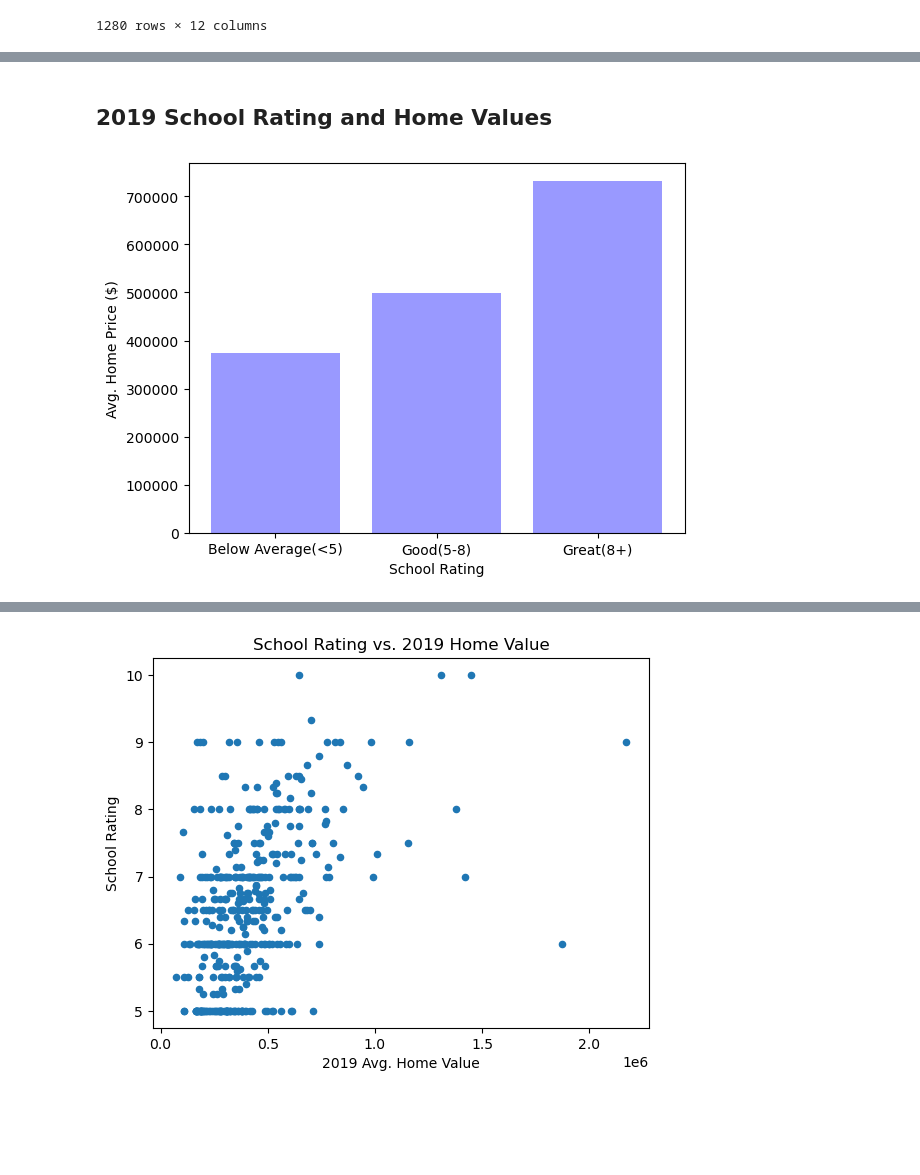
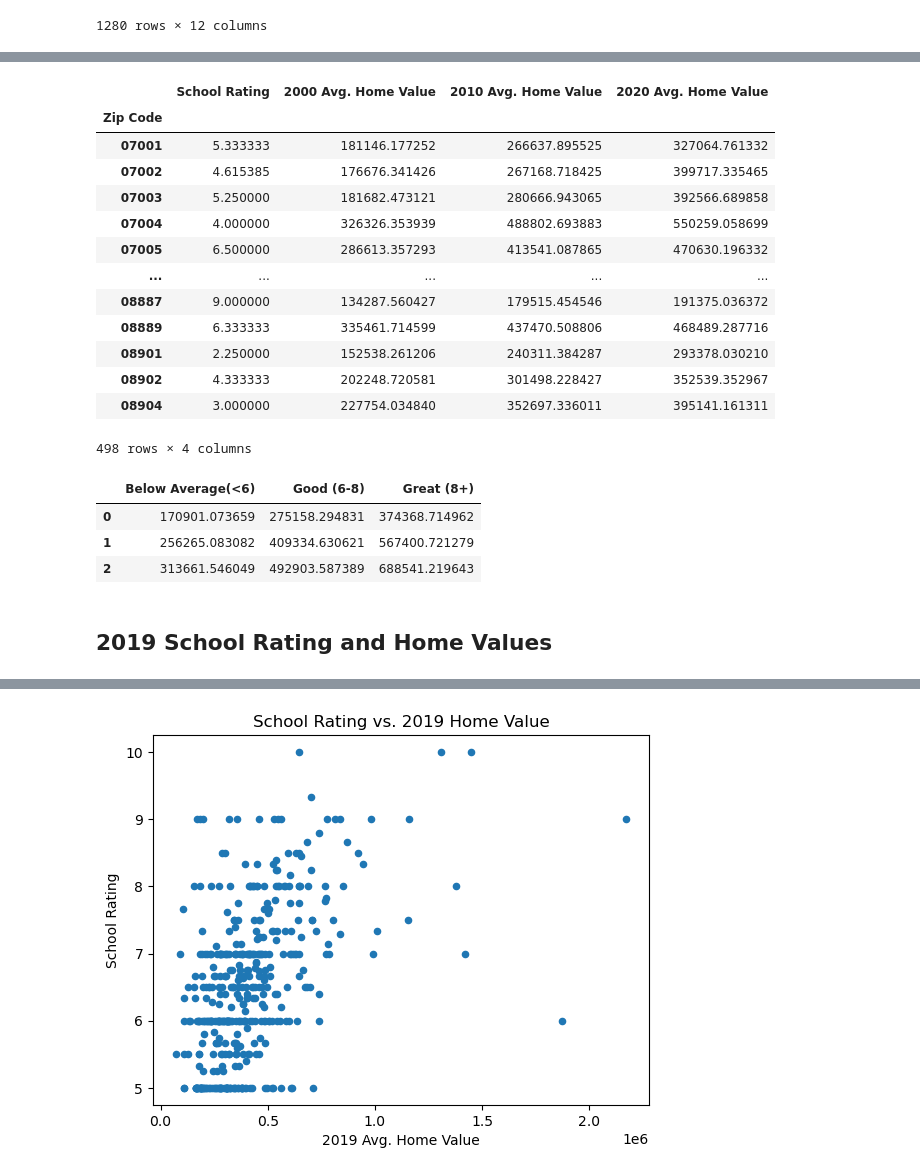
Before and after one commit to tlochan/ProjectOne, a Jupyter notebook: Data Cleaning.ipynb, the cells around one changed output, grey strips where cells are left out. Cells and saved outputs as stored; diff of their text form; code cells hidden in the pictures; blank space fills up the shorter version.

```diff
--- a/Data Cleaning.ipynb
+++ b/Data Cleaning.ipynb
@@ -131,9 +166,65 @@ Name: 2021 Avg. Home Value, dtype: float64
+# %%
+#join data sets on Zip Code Columns
+long_merge_df = pd.merge(longDf,greatDf,right_on="Zip Code",left_on="Zip Code", how="inner")
+#group schools by common Zip Code for analysis
+long_groupDf = long_merge_df.groupby("Zip Code")
+
+#creating variable for metrics for each zipcode
+rating = long_groupDf["Rating"].mean()
+price2000 = long_groupDf["2000 Avg Home Price"].mean()
+price2010 = long_groupDf["2010 Avg Home Price"].mean()
+price2020 = long_groupDf["2020 Avg Home Price"].mean()
+
+#summary Data Frame
+long_summaryDf = pd.DataFrame({
+    "School Rating":rating,
+    "2000 Avg. Home Value":price2000,
+    "2010 Avg. Home Value":price2010,
+    "2020 Avg. Home Value":price2020,
+})
+long_summaryDf
+# %% [output]
+|  | School Rating | 2000 Avg. Home Value | 2010 Avg. Home Value | 2020 Avg. Home Value |
+| Zip Code |  |  |  |  |
+| 07001 | 5.333333 | 181146.177252 | 266637.895525 | 327064.761332 |
+| 07002 | 4.615385 | 176676.341426 | 267168.718425 | 399717.335465 |
+| 07003 | 5.250000 | 181682.473121 | 280666.943065 | 392566.689858 |
+| 07004 | 4.000000 | 326326.353939 | 488802.693883 | 550259.058699 |
+| 07005 | 6.500000 | 286613.357293 | 413541.087865 | 470630.196332 |
+| ... | ... | ... | ... | ... |
+| 08887 | 9.000000 | 134287.560427 | 179515.454546 | 191375.036372 |
+| 08889 | 6.333333 | 335461.714599 | 437470.508806 | 468489.287716 |
+| 08901 | 2.250000 | 152538.261206 | 240311.384287 | 293378.030210 |
+| 08902 | 4.333333 | 202248.720581 | 301498.228427 | 352539.352967 |
+| 08904 | 3.000000 | 227754.034840 | 352697.336011 | 395141.161311 |
+498 rows × 4 columns
+# %%
+#binning Zip Codes by their average rating
+bins = [0,5.9,7.9,10]
+group_names = ["Below Average(<6)", "Good(6-8)", "Great(8+)"]
+long_summaryDf["Rating"] = pd.cut(long_summaryDf["School Rating"], bins, labels=group_names,include_lowest=True)
+#regrouped zip codes by common rating bin for analysis
+long_groupedDf = long_summaryDf.groupby(["Rating"])
+long_mean_val_2000 = long_groupedDf["2000 Avg. Home Value"].mean()
+long_mean_val_2010 = long_groupedDf["2010 Avg. Home Value"].mean()
+long_mean_val_2020 = long_groupedDf["2020 Avg. Home Value"].mean()
+
+#create lists for the longitudinal data by bin
+below_avg = [long_mean_val_2000[0],long_mean_val_2010[0],long_mean_val_2020[0]]
+good = [long_mean_val_2000[1],long_mean_val_2010[1],long_mean_val_2020[1]]
+great =[long_mean_val_2000[2],long_mean_val_2010[2],long_mean_val_2020[2]]
+
+#summary longitudinal dataframe
+long_school_df = pd.DataFrame(
+{"Below Average(<6)":below_avg,
+ "Good (6-8)":good,
+ "Great (8+)":great
+})
+long_school_df
+# %% [output]
+|  | Below Average(<6) | Good (6-8) | Great (8+) |
+| 0 | 170901.073659 | 275158.294831 | 374368.714962 |
+| 1 | 256265.083082 | 409334.630621 | 567400.721279 |
+| 2 | 313661.546049 | 492903.587389 | 688541.219643 |
 # %% [markdown]
 ## 2019 School Rating and Home Values
-# %%
-bar2021 = plt.bar(group_names, mean_vals, color="b",alpha=.4, align="center")
-plt.xlabel("School Rating")
-plt.ylabel("Avg. Home Price ($)")
-plt.show()
-# %% [output]
-[figure, removed]
```
Also changed, not shown: parts of 18 cells of this notebook.
